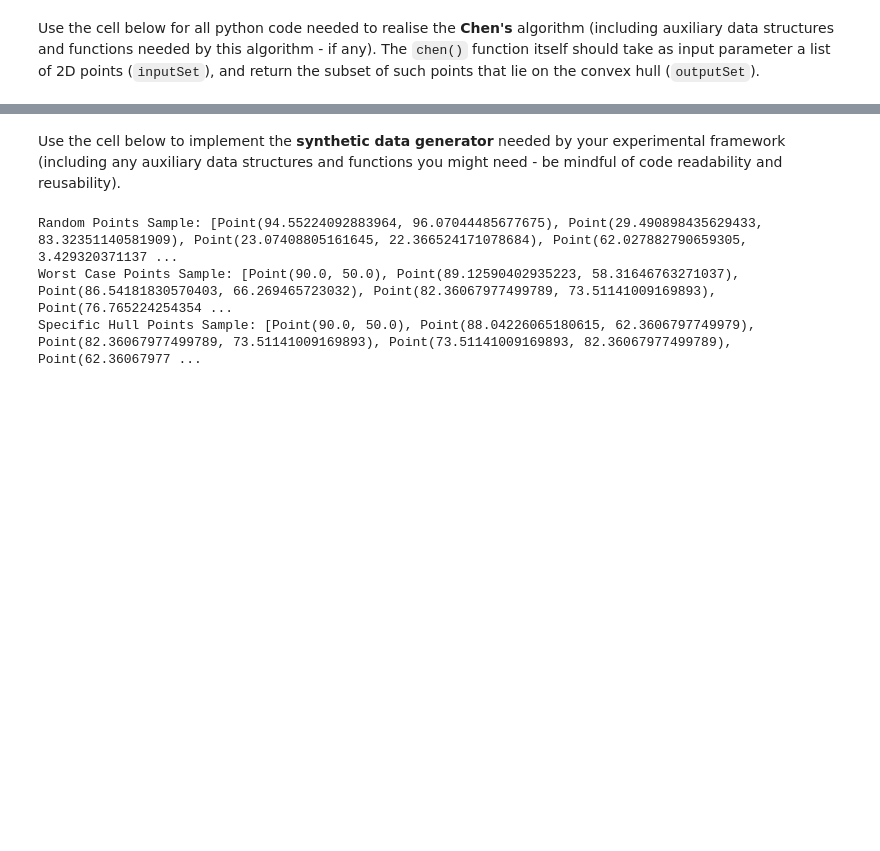
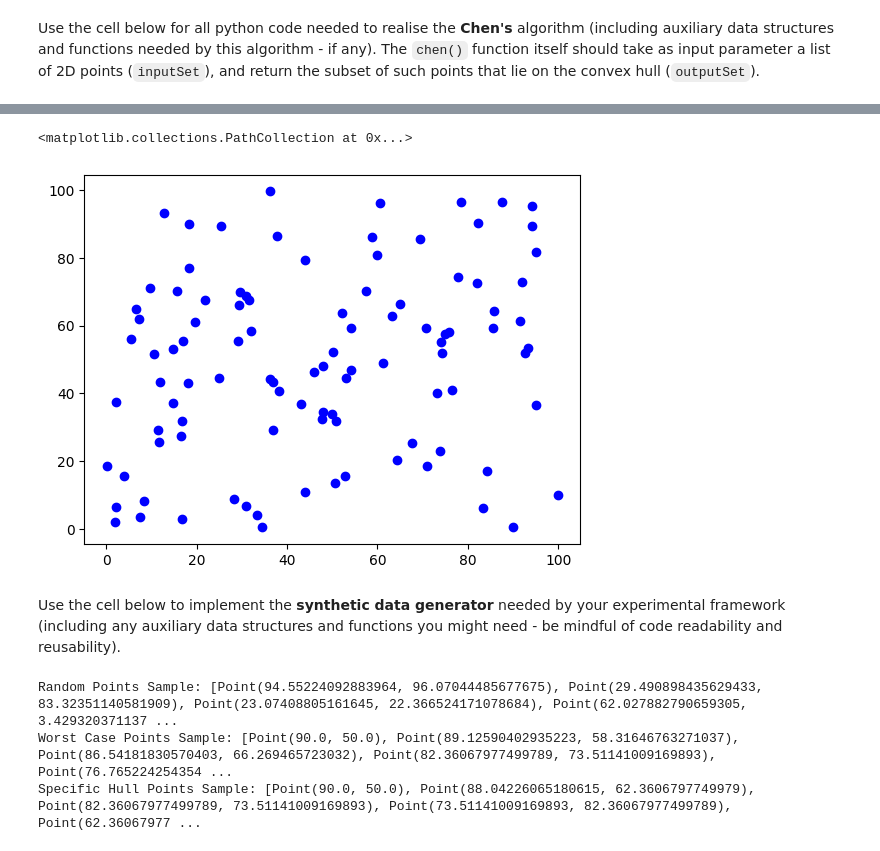
Before and after one commit to levon-d/convex-hull-algorithms, a Jupyter notebook: grp-XXX-0005code.ipynb, the cells around one changed output, grey strips where cells are left out. Drawn from its saved outputs; the diff is of its cells as text; code cells hidden in the pictures; blank space fills up the shorter version.

```diff
--- a/grp-XXX-0005code.ipynb
+++ b/grp-XXX-0005code.ipynb
@@ -239,3 +359,11 @@ def chen(inputSet):
+# %%
+# plot_convex_hull([Point(92.99303926481916, 99.73010412712048), Point(72.92537271767924, 27.705719425672747), Point(87.90551859812643, 4.593100360749358), Point(92.99303926481916, 99.73010412712048)], [])
+# points = [Point(92.99303926481916, 99.73010412712048), Point(72.92537271767924, 27.705719425672747), Point(87.90551859812643, 4.593100360749358), Point(92.99303926481916, 99.73010412712048)]
+plt.scatter([p.x for p in points], [p.y for p in points], color='blue', label='Points')
+#points = [Point(92.99303926481916, 99.73010412712048), Point(72.92537271767924, 27.705719425672747), Point(87.90551859812643, 4.593100360749358), Point(60.089205448746895, 44.372556053188674), Point(28.023464474263527, 43.61337685009109), Point(44.73041871064225, 71.26626501527615)]
+# %% [output]
+<matplotlib.collections.PathCollection at 0x...>
+[figure, added]
 # %% [markdown]
 Use the cell below to implement the **synthetic data generator** needed by your experimental framework (including any auxiliary data structures and functions you might need - be mindful of code readability and reusability).
 # %%
```
Also changed, not shown: parts of 4 cells of this notebook.
